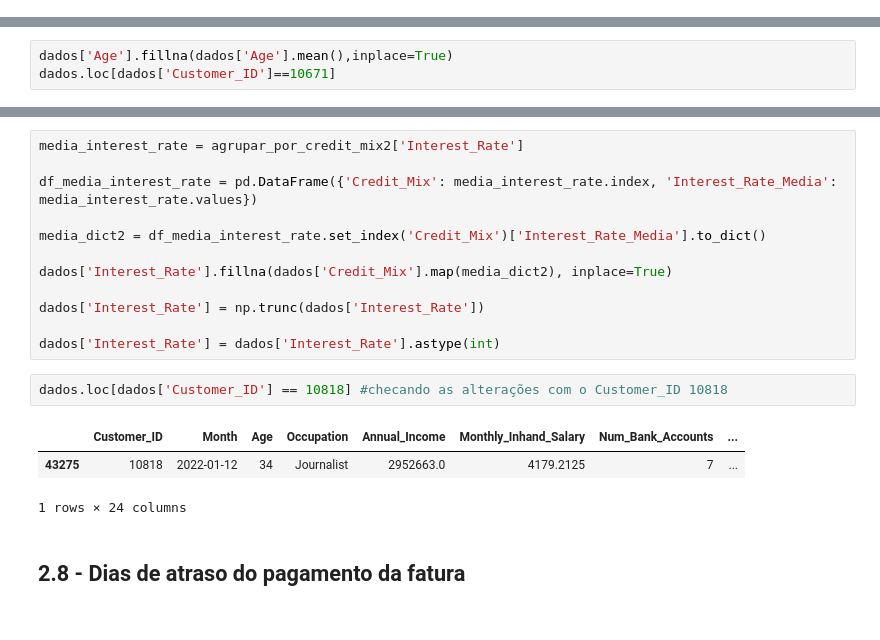
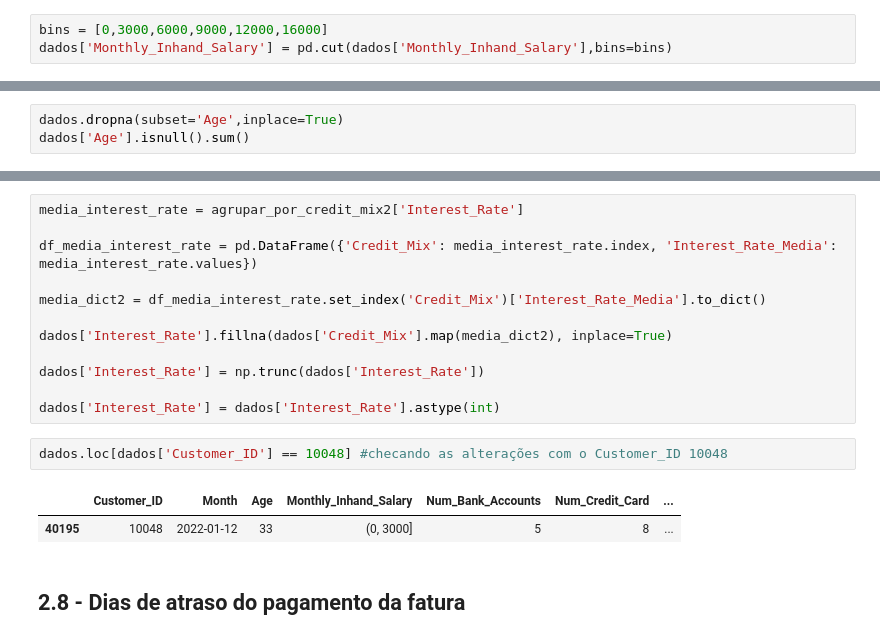
Before and after one commit to julianacamara98/intro_python_2023_ProjetoFinal, a Jupyter notebook: EDA.ipynb, the cells around one changed output, grey strips where cells are left out. Cells and saved outputs as stored; diff of their text form.

```diff
--- a/EDA.ipynb
+++ b/EDA.ipynb
@@ -244,3 +241,6 @@ dados['Monthly_Inhand_Salary'].isnull().sum()
+# %%
+bins = [0,3000,6000,9000,12000,16000]
+dados['Monthly_Inhand_Salary'] = pd.cut(dados['Monthly_Inhand_Salary'],bins=bins)
 # %% [markdown]
 ## 2.3. Tipos e Números de empréstimos tomados
 # %% [markdown]
@@ -418,3 +399,0 @@ Iremos preencher as idades faltantes com a média da coluna 'Age'
-# %%
-dados['Age'].fillna(dados['Age'].mean(),inplace=True)
-dados.loc[dados['Customer_ID']==10671]
@@ -426,0 +402,3 @@ Agora basta truncar e converter para inteiro.
+# %%
+dados.dropna(subset='Age',inplace=True)
+dados['Age'].isnull().sum()
@@ -575,11 +557,10 @@ dados['Interest_Rate'] = np.trunc(dados['Interest_Rate'])
 
 dados['Interest_Rate'] = dados['Interest_Rate'].astype(int)
 # %%
-dados.loc[dados['Customer_ID'] == 10818] #checando as alterações com o Customer_ID 10818
+dados.loc[dados['Customer_ID'] == 10048] #checando as alterações com o Customer_ID 10048
 # %% [output]
-|  | Customer_ID | Month | Age | Occupation | Annual_Income | Monthly_Inhand_Salary | Num_Bank_Accounts | ... |
-| 43275 | 10818 | 2022-01-12 | 34 | Journalist | 2952663.0 | 4179.2125 | 7 | ... |
+|  | Customer_ID | Month | Age | Monthly_Inhand_Salary | Num_Bank_Accounts | Num_Credit_Card | ... |
+| 40195 | 10048 | 2022-01-12 | 33 | (0, 3000] | 5 | 8 | ... |
-1 rows × 24 columns
 # %% [markdown]
 ## 2.8 - Dias de atraso do pagamento da fatura
 # %% [markdown]
```
Also changed, not shown: parts of 54 cells of this notebook.
